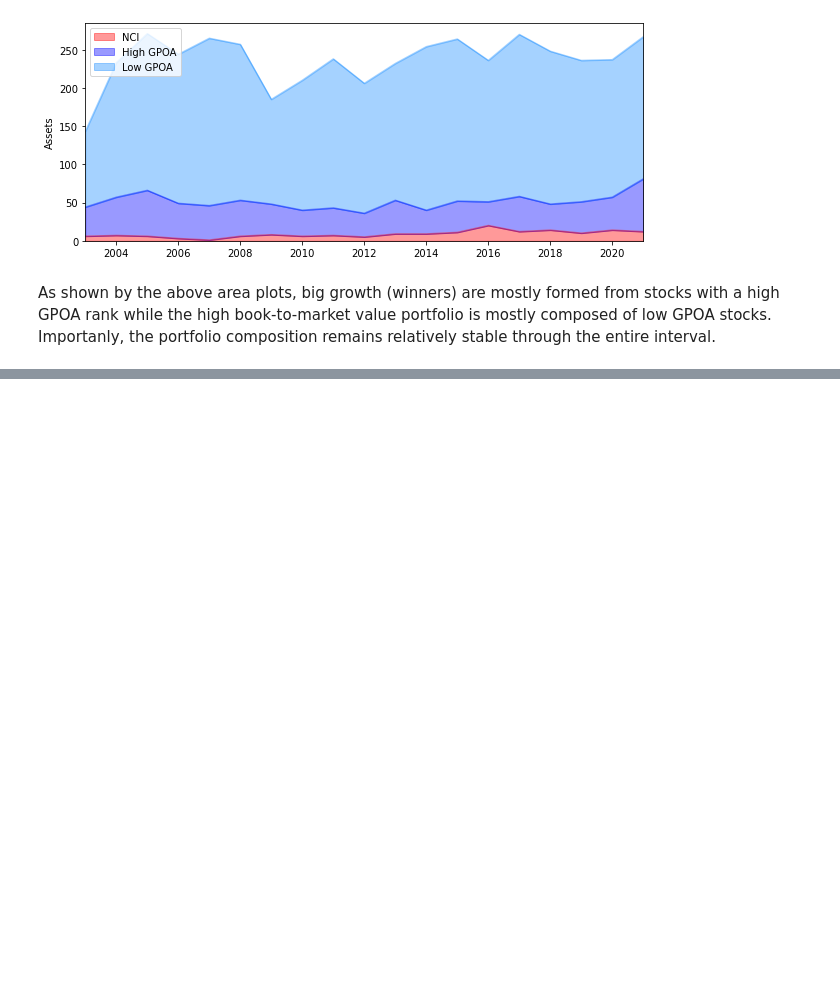
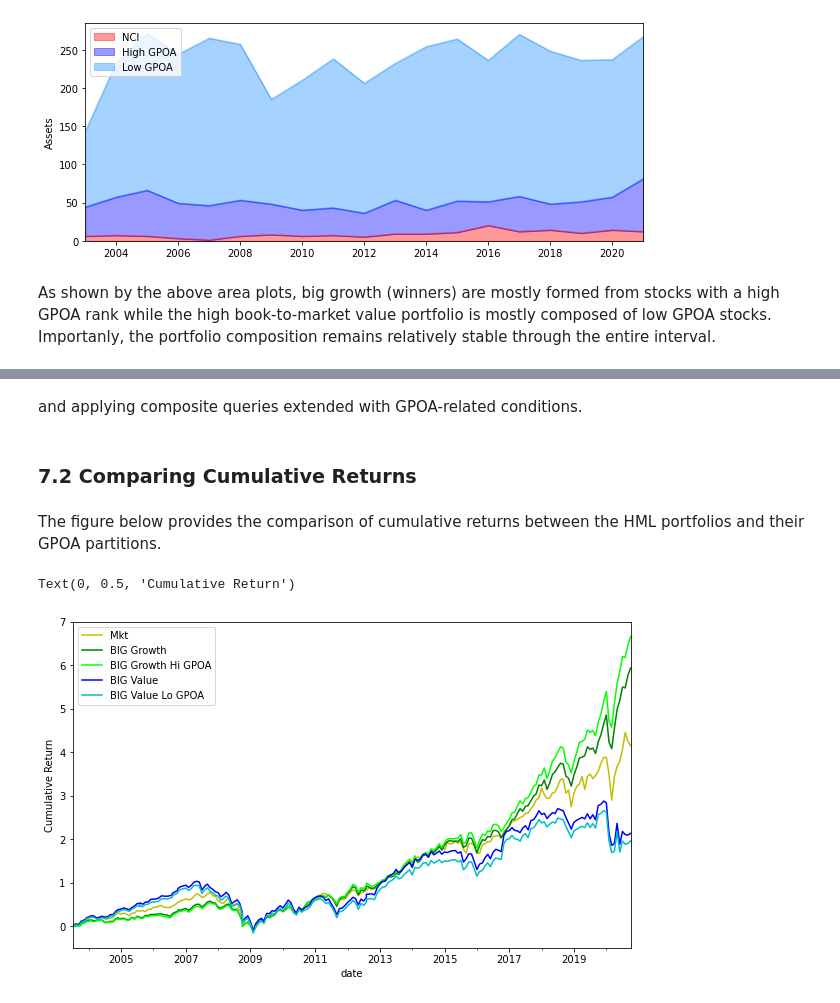
Before and after one commit to ymalitskaia/uncovering-value, a Jupyter notebook: UV.gpoa.ipynb, the cells around one changed output, grey strips where cells are left out. Saved outputs shown, nothing was run; the diff lists cells and outputs as text; code cells hidden in the pictures; blank space fills up the shorter version.

```diff
--- a/UV.gpoa.ipynb
+++ b/UV.gpoa.ipynb
@@ -441,0 +452,36 @@ As shown by the above area plots, big growth (winners) are mostly formed from st
+# %%
+combo_d21 = pd.merge(combo_d21,
+                     features_eoy[['asset', 'ffyear', 'gpoa_decile', 'equity_ratio', 'total_equity']],
+                     how='left', on=['asset','ffyear'])
+# %% [markdown]
+and applying composite queries extended with GPOA-related conditions.
+# %%
+combo_d21_mi = combo_d21.set_index(['date', 'asset'])
+common_query = 'equity_ratio > 0.8 and total_equity > 0 and cap_decile > 5'
+
+growth_hg = '{} and bp_decile < 4 and gpoa_decile > 5'.format(common_query)
+uv_df['BIG Growth Hi GPOA'] = combo_d21_mi.query(growth_hg).groupby('date').apply(lambda x: uv.get_vw_rtn(x))
+
+value_lg = '{} and bp_decile > 7 and gpoa_decile < 6'.format(common_query)
+uv_df['BIG Value Lo GPOA'] = combo_d21_mi.query(value_lg).groupby('date').apply(lambda x: uv.get_vw_rtn(x))
+# %% [markdown]
+### 7.2 Comparing Cumulative Returns
+# %% [markdown]
+The figure below provides the comparison of cumulative returns between the HML portfolios and their GPOA partitions.
+# %%
+dfs = [ff_df['Mkt']*0.01,
+       uv_df['BIG Growth'], uv_df['BIG Growth Hi GPOA'],
+       uv_df['BIG Value'], uv_df['BIG Value Lo GPOA']]
+colors = ['y', 'g', 'lime', 'b', 'c']
+labels = ['Mkt', 'BIG Growth', 'BIG Growth Hi GPOA', 'BIG Value', 'BIG Value Lo GPOA']
+# %%
+t1 = uv_df.index[0]; t2 = uv_df.index[-1]
+
+fig = plt.figure(figsize=(10, 6))
+for i in range(0, len(dfs)):
+    ((1 + (dfs[i].loc[t1: t2:1])).cumprod()-1).plot(color=colors[i], label=labels[i])
+plt.legend(loc='best')
+plt.ylabel('Cumulative Return')
+# %% [output]
+Text(0, 0.5, 'Cumulative Return')
+[figure, added]
```
Also changed, not shown: parts of 16 cells of this notebook.
